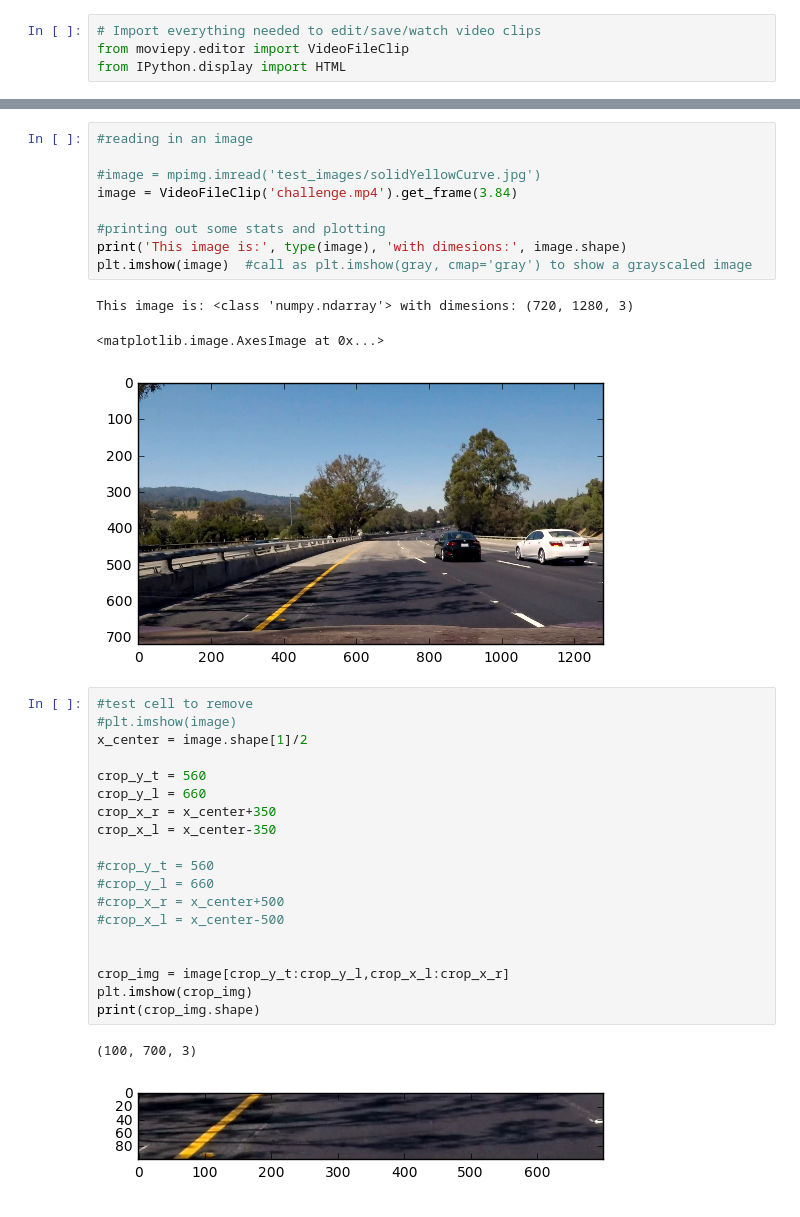
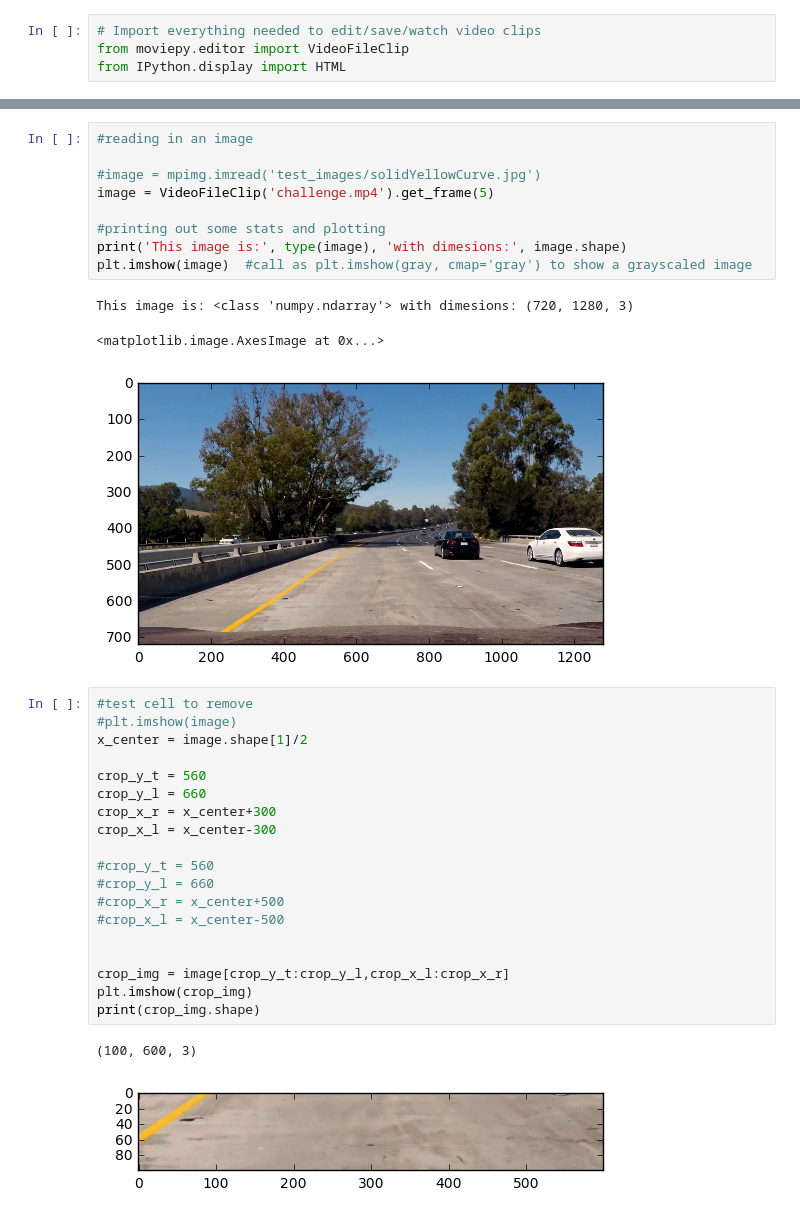
Before and after one commit to valery-nguyen/CarND-LaneLines-P1, a Jupyter notebook: Assignment_01_VTN_Dec11-Extra_Credit_DRAFT.ipynb, the cells around one changed output, grey strips where cells are left out. Drawn from its saved outputs; the diff is of its cells as text.

```diff
--- a/Assignment_01_VTN_Dec11-Extra_Credit_DRAFT.ipynb
+++ b/Assignment_01_VTN_Dec11-Extra_Credit_DRAFT.ipynb
@@ -233,7 +259,7 @@ def CLAHE_img(img,clipLimit, tileGridSize):
 #reading in an image
 
 #image = mpimg.imread('test_images/solidYellowCurve.jpg')
-image = VideoFileClip('challenge.mp4').get_frame(3.84)
+image = VideoFileClip('challenge.mp4').get_frame(5)
 
 #printing out some stats and plotting
 print('This image is:', type(image), 'with dimesions:', image.shape)
@@ -241,29 +267,29 @@ plt.imshow(image)  #call as plt.imshow(gray, cmap='gray') to show a grayscaled i
 # %% [output]
 This image is: <class 'numpy.ndarray'> with dimesions: (720, 1280, 3)
 <matplotlib.image.AxesImage at 0x...>
-[figure, old version]
+[figure, new version]
 # %%
 #test cell to remove
 #plt.imshow(image)
 x_center = image.shape[1]/2
 
 crop_y_t = 560
 crop_y_l = 660
-crop_x_r = x_center+350
-crop_x_l = x_center-350
+crop_x_r = x_center+300
+crop_x_l = x_center-300
 
 #crop_y_t = 560
 #crop_y_l = 660
 #crop_x_r = x_center+500
 #crop_x_l = x_center-500
 
 
 crop_img = image[crop_y_t:crop_y_l,crop_x_l:crop_x_r]
 plt.imshow(crop_img)
 print(crop_img.shape)
 # %% [output]
-(100, 700, 3)
+(100, 600, 3)
-[figure, old version]
+[figure, new version]
 # %%
 #reduce colored image to grayscaled image
 image_grayed = grayscale(image)
```
Also changed, not shown: parts of 10 cells of this notebook.
